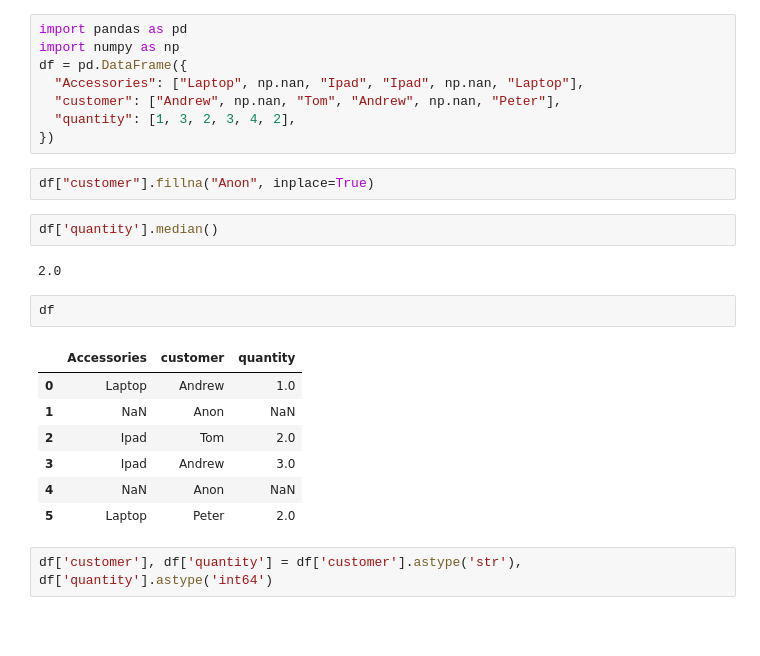
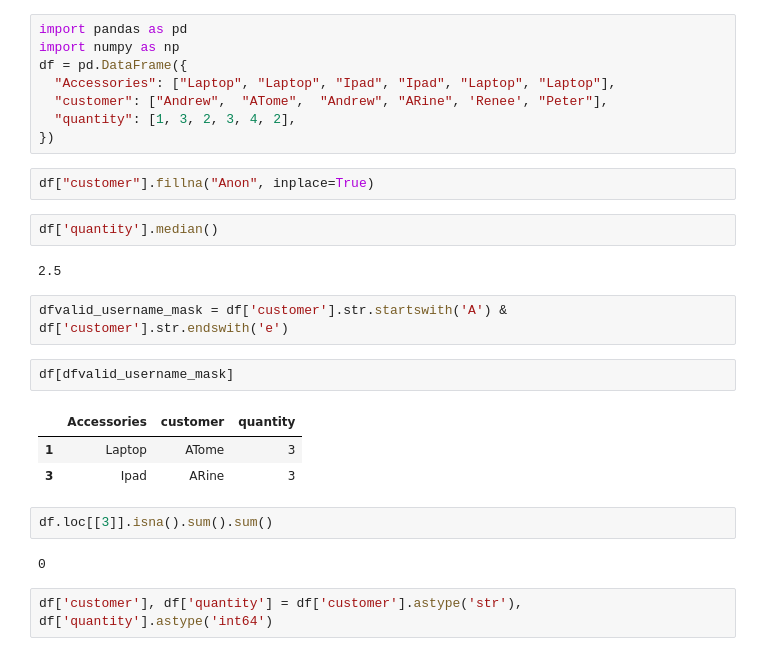
Before and after one commit to atomikkus/dsml-nov22-beginner-morning-tue, a Jupyter notebook: python_libs/numpy/IMDB-assignments.ipynb, the cells around one changed output. Saved outputs shown, nothing was run; the diff lists cells and outputs as text; blank space fills up the shorter version.

```diff
--- a/python_libs/numpy/IMDB-assignments.ipynb
+++ b/python_libs/numpy/IMDB-assignments.ipynb
@@ -2,8 +2,8 @@
 import pandas as pd
 import numpy as np
 df = pd.DataFrame({
-  "Accessories": ["Laptop", np.nan, "Ipad", "Ipad", np.nan, "Laptop"],
-  "customer": ["Andrew", np.nan, "Tom", "Andrew", np.nan, "Peter"],
+  "Accessories": ["Laptop", "Laptop", "Ipad", "Ipad", "Laptop", "Laptop"],
+  "customer": ["Andrew",  "ATome",  "Andrew", "ARine", 'Renee', "Peter"],
   "quantity": [1, 3, 2, 3, 4, 2],
 })
 # %%
@@ -11,16 +11,18 @@ df["customer"].fillna("Anon", inplace=True)
 # %%
 df['quantity'].median()
 # %% [output]
-2.0
+2.5
+# %%
+dfvalid_username_mask = df['customer'].str.startswith('A') & df['customer'].str.endswith('e')
 # %%
-df
+df[dfvalid_username_mask]
 # %% [output]
 |  | Accessories | customer | quantity |
-| 0 | Laptop | Andrew | 1.0 |
-| 1 | NaN | Anon | NaN |
-| 2 | Ipad | Tom | 2.0 |
-| 3 | Ipad | Andrew | 3.0 |
-| 4 | NaN | Anon | NaN |
-| 5 | Laptop | Peter | 2.0 |
+| 1 | Laptop | ATome | 3 |
+| 3 | Ipad | ARine | 3 |
+# %%
+df.loc[[3]].isna().sum().sum()
+# %% [output]
+0
 # %%
 df['customer'], df['quantity'] = df['customer'].astype('str'), df['quantity'].astype('int64')
```
Also changed, not shown: parts of 32 cells of this notebook, 1 other file.
